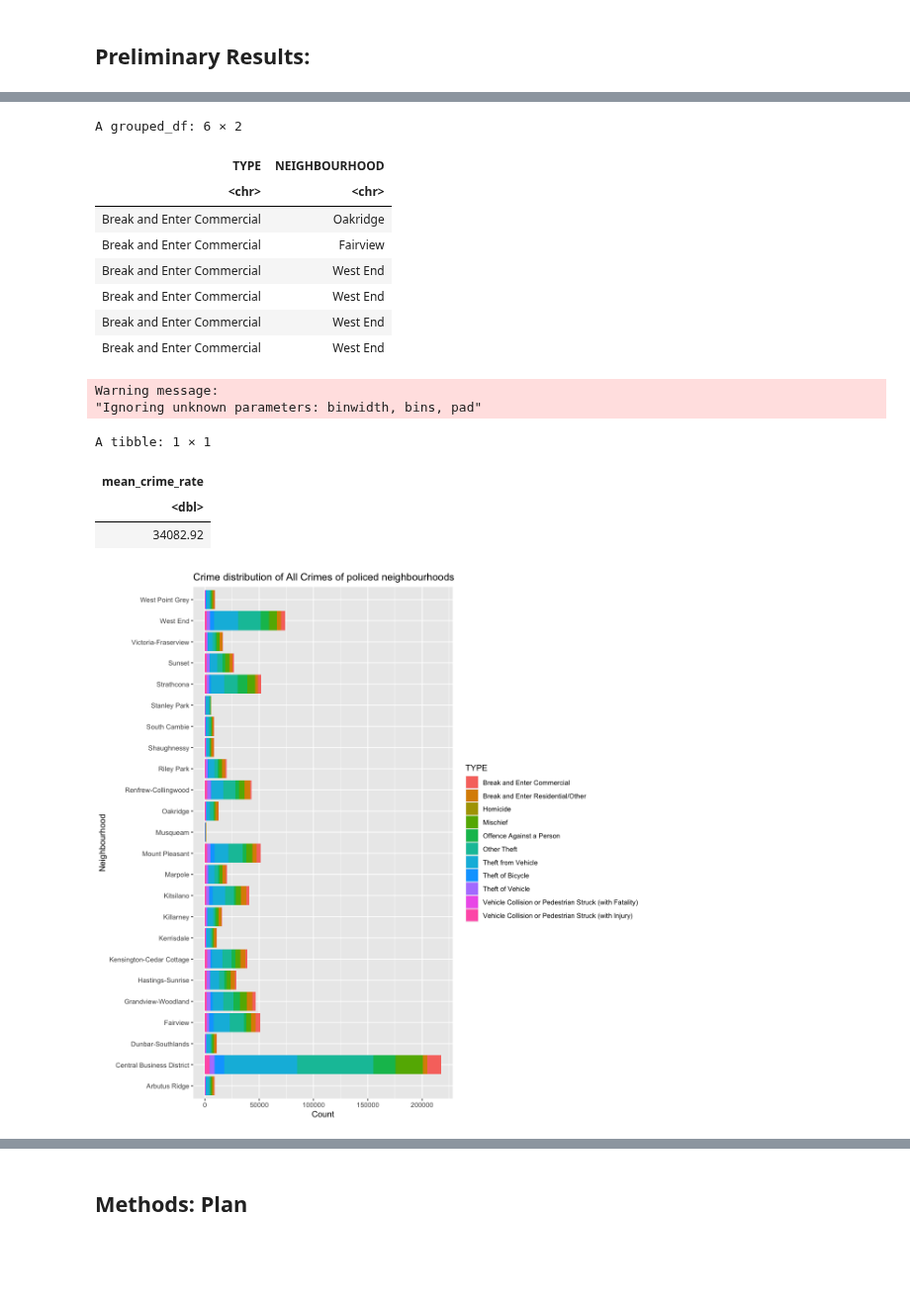
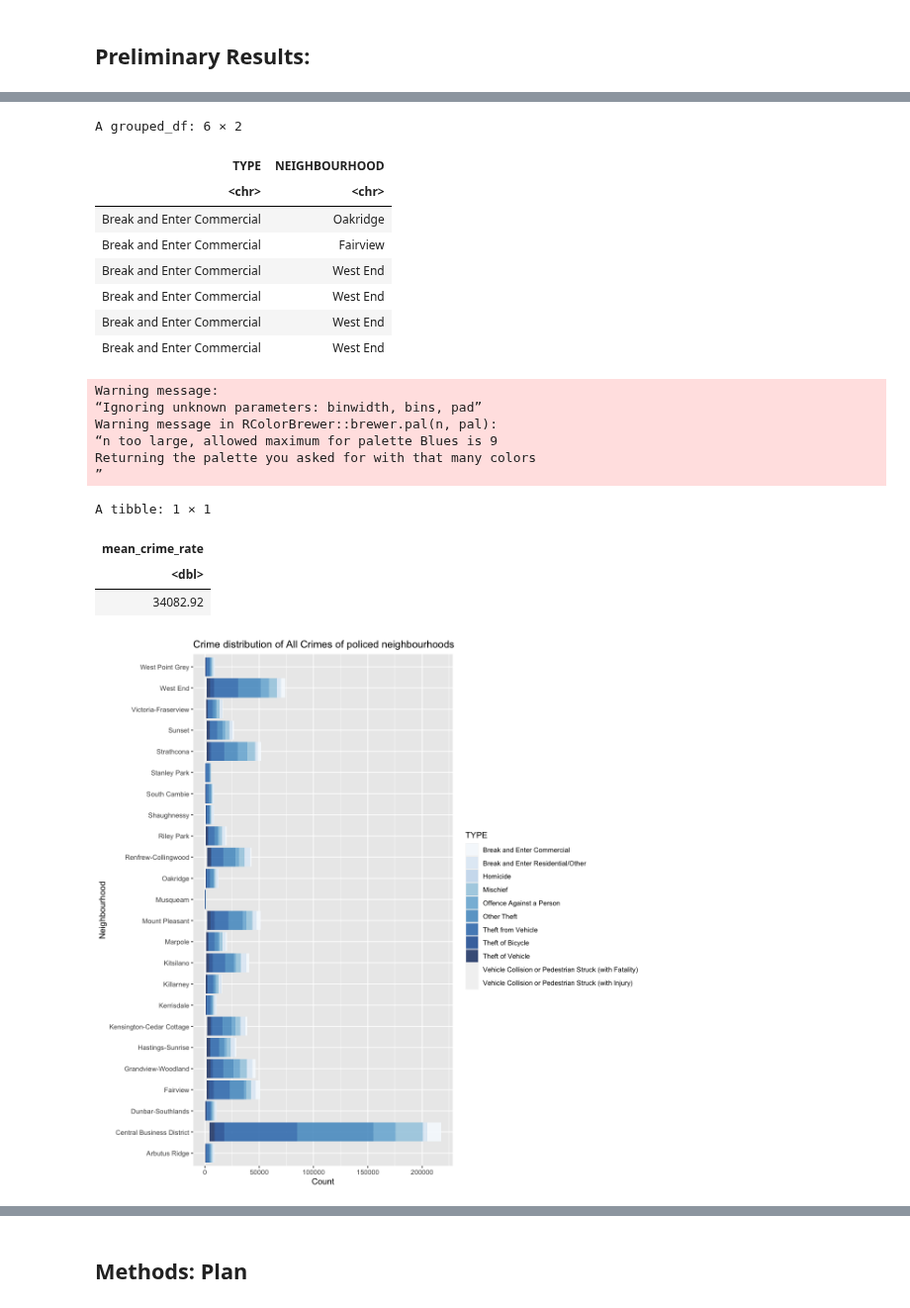
Before and after one commit to pbrar17/VPD-Crime-Analysis, a Jupyter notebook: 14.ipynb, the cells around one changed output, grey strips where cells are left out. Shown at 99% size. Saved outputs shown, nothing was run; the diff lists cells and outputs as text; code cells hidden in the pictures; blank space fills up the shorter version.

```diff
--- a/14.ipynb
+++ b/14.ipynb
@@ -31,11 +31,12 @@ head(whole_dataset)
 
 crime_dist_neighbours <- whole_dataset %>%
     ggplot(aes(x = NEIGHBOURHOOD, fill = TYPE)) +
-    geom_histogram(stat = "count")+
+    geom_histogram(stat = "count" , alpha=0.8)+
     xlab("Neighbourhood") +
     ylab("Count") +
     ggtitle("Crime distribution of All Crimes of policed neighbourhoods") +
-    coord_flip()
+    coord_flip() +
+    scale_fill_brewer()
 
 crime_dist_neighbours
 
@@ -60,19 +61,23 @@ i Specify the column types or set `show_col_types = FALSE` to quiet this message
 A grouped_df: 6 × 2
 | TYPE | NEIGHBOURHOOD |
 | <chr> | <chr> |
 | Break and Enter Commercial | Oakridge |
 | Break and Enter Commercial | Fairview |
 | Break and Enter Commercial | West End |
 | Break and Enter Commercial | West End |
 | Break and Enter Commercial | West End |
 | Break and Enter Commercial | West End |
 Warning message:
-"Ignoring unknown parameters: binwidth, bins, pad"
+“Ignoring unknown parameters: binwidth, bins, pad”
+Warning message in RColorBrewer::brewer.pal(n, pal):
+“n too large, allowed maximum for palette Blues is 9
+Returning the palette you asked for with that many colors
+”
 A tibble: 1 × 1
 | mean_crime_rate |
 | <dbl> |
 | 34082.92 |
-[figure, old version]
+[figure, new version]
 # %%
 limited_dataset <- select(whole_dataset, TYPE, NEIGHBOURHOOD) %>%
     group_by(NEIGHBOURHOOD) %>%
```
Also changed, not shown: parts of 4 cells of this notebook.
